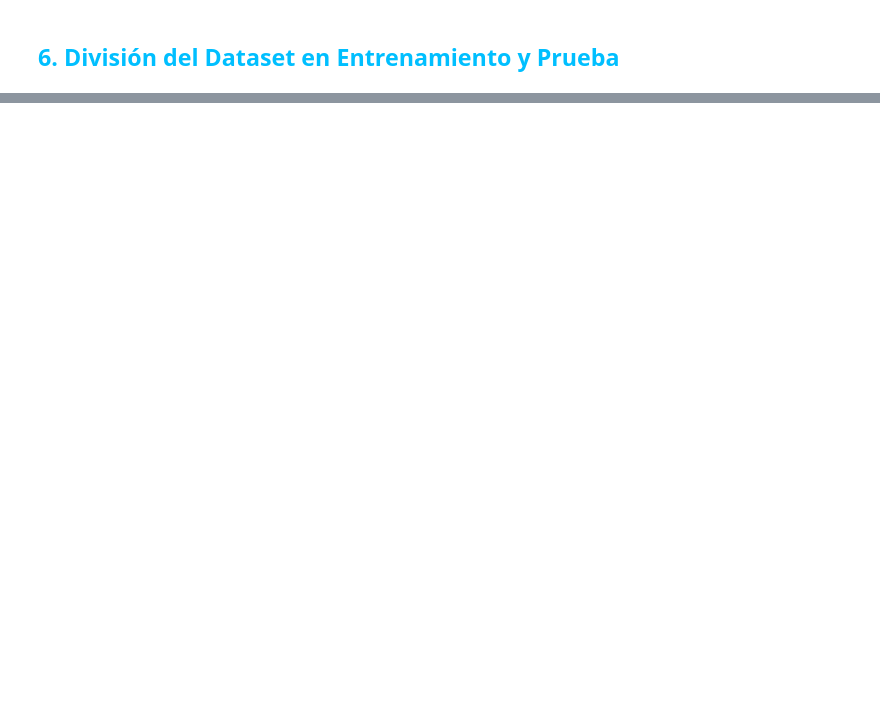
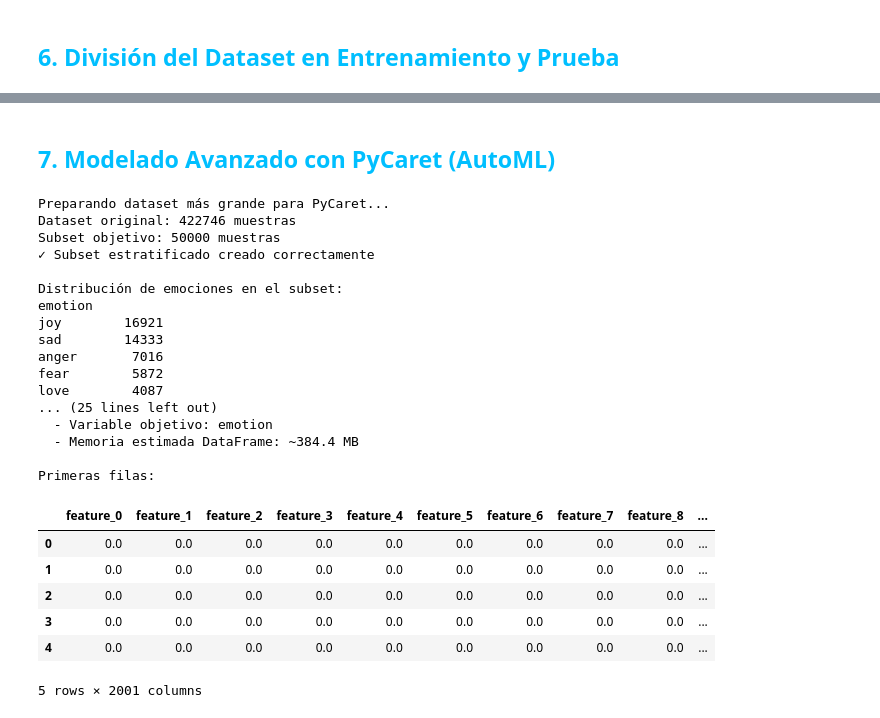
Before and after one commit to Julianpril/emotionIA, a Jupyter notebook: proyecto_clasificacion_emociones.ipynb, the cells around one changed output, grey strips where cells are left out. Drawn from its saved outputs; the diff is of its cells as text; code cells hidden in the pictures; blank space fills up the shorter version.

```diff
--- a/proyecto_clasificacion_emociones.ipynb
+++ b/proyecto_clasificacion_emociones.ipynb
@@ -426,0 +476,80 @@ print(classification_report(y_test_emotion, y_pred_rf_emotion,
+# %% [markdown]
+## <span style="color:#00bfff">7. Modelado Avanzado con PyCaret (AutoML)</span>
+# %%
+from pycaret.classification import *
+from sklearn.model_selection import train_test_split
+
+print("Preparando dataset más grande para PyCaret...")
+total_muestras = len(df_emotion_clean)
+subset_size = min(50000, total_muestras)  # Aumentado de 20k a 50k muestras
+print(f"Dataset original: {total_muestras} muestras")
+print(f"Subset objetivo: {subset_size} muestras")
+
+if subset_size == total_muestras:
+    df_emotion_subset = df_emotion_clean.copy()
+    print("Usando el dataset completo (ya es <= 50k muestras)")
+else:
+    subset_fraction = subset_size / total_muestras
+    df_emotion_subset, _ = train_test_split(
+        df_emotion_clean,
+        train_size=subset_fraction,
+        stratify=df_emotion_clean['emotion'],
+        random_state=RANDOM_STATE
+    )
+    print("Subset estratificado creado correctamente")
+
+print("\nDistribución de emociones en el subset:")
+print(df_emotion_subset['emotion'].value_counts())
+
+# TF-IDF con más features para mejor representación
+tfidf_subset = TfidfVectorizer(
+    max_features=2000,  # Aumentado de 1000 a 2000 features
+    min_df=2,
+    max_df=0.9,
+    ngram_range=(1, 2)
+)
+
+X_subset_tfidf = tfidf_subset.fit_transform(df_emotion_subset['sentence_clean'])
+
+# Convertir a una matriz densa en float32 para balancear precisión y memoria
+X_subset_dense = X_subset_tfidf.astype(np.float32).toarray()
+X_emotion_df = pd.DataFrame(
+    X_subset_dense,
+    columns=[f'feature_{i}' for i in range(X_subset_dense.shape[1])]
+)
+X_emotion_df['emotion'] = df_emotion_subset['emotion'].values
+
+memoria_mb = X_emotion_df.memory_usage(deep=True).sum() / 1024**2
+
+print("\nDataset preparado para PyCaret:")
+print(f"  - Filas: {X_emotion_df.shape[0]:,}")
+print(f"  - Columnas (features): {X_emotion_df.shape[1]-1}")
+print(f"  - Variable objetivo: emotion")
+print(f"  - Memoria estimada DataFrame: ~{memoria_mb:.1f} MB")
+print("\nPrimeras filas:")
+display(X_emotion_df.head())
+# %% [output]
+Preparando dataset más grande para PyCaret...
+Dataset original: 422746 muestras
+Subset objetivo: 50000 muestras
+✓ Subset estratificado creado correctamente
+
+Distribución de emociones en el subset:
+emotion
+joy        16921
+sad        14333
+anger       7016
+fear        5872
+love        4087
+... (25 lines left out)
+  - Variable objetivo: emotion
+  - Memoria estimada DataFrame: ~384.4 MB
+
+Primeras filas:
+|  | feature_0 | feature_1 | feature_2 | feature_3 | feature_4 | feature_5 | feature_6 | feature_7 | feature_8 | ... |
+| 0 | 0.0 | 0.0 | 0.0 | 0.0 | 0.0 | 0.0 | 0.0 | 0.0 | 0.0 | ... |
+| 1 | 0.0 | 0.0 | 0.0 | 0.0 | 0.0 | 0.0 | 0.0 | 0.0 | 0.0 | ... |
+| 2 | 0.0 | 0.0 | 0.0 | 0.0 | 0.0 | 0.0 | 0.0 | 0.0 | 0.0 | ... |
+| 3 | 0.0 | 0.0 | 0.0 | 0.0 | 0.0 | 0.0 | 0.0 | 0.0 | 0.0 | ... |
+| 4 | 0.0 | 0.0 | 0.0 | 0.0 | 0.0 | 0.0 | 0.0 | 0.0 | 0.0 | ... |
+5 rows × 2001 columns
```
Also changed, not shown: parts of 75 cells of this notebook, 9 other files.
